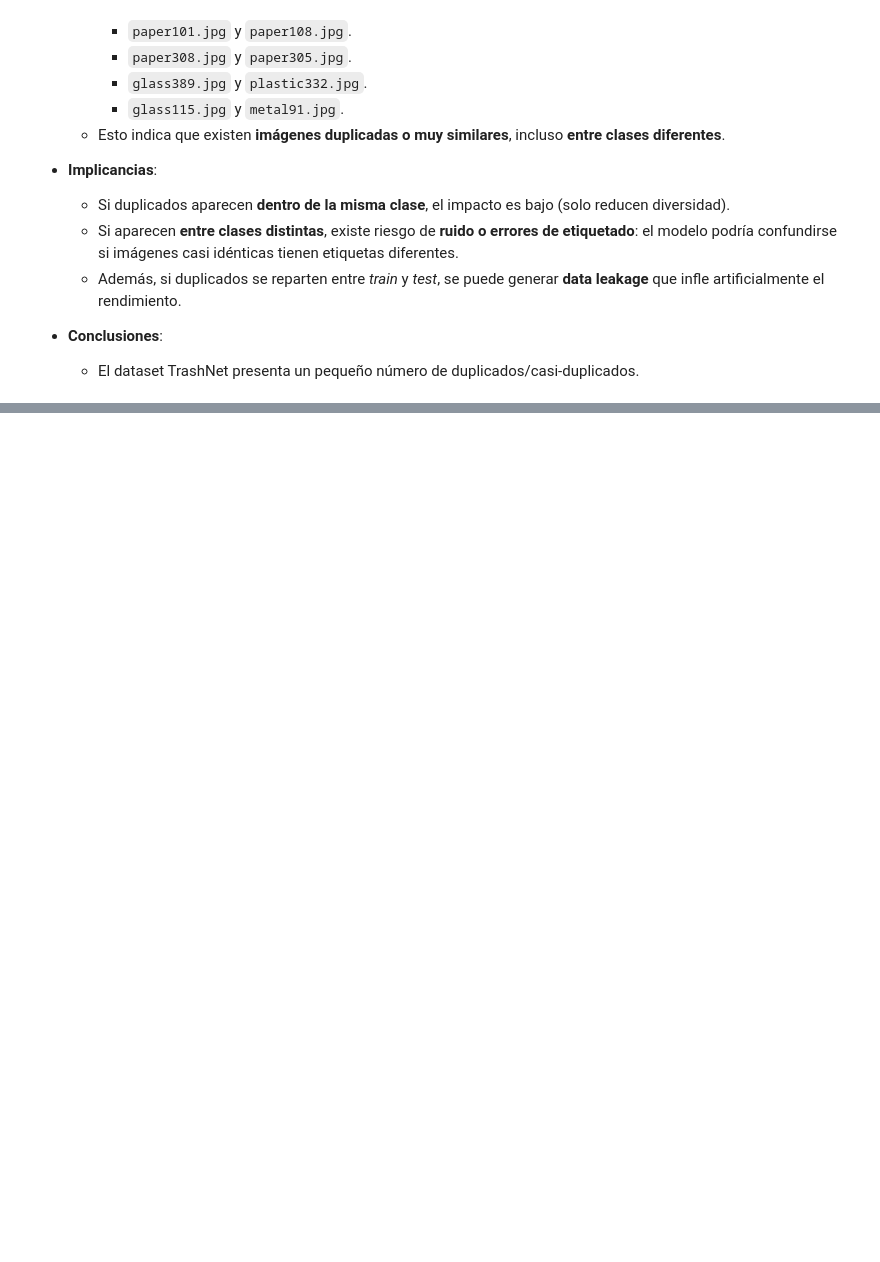
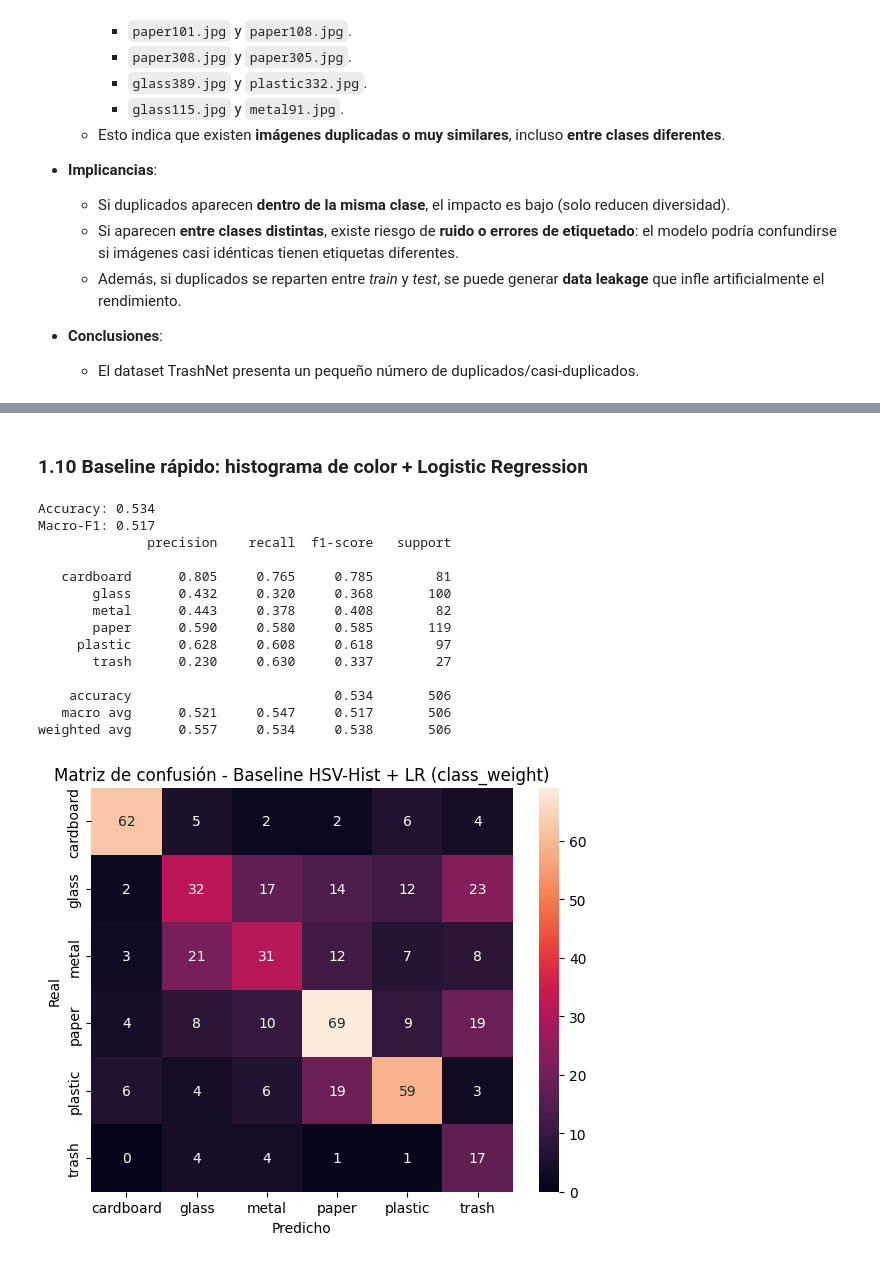
Before and after one commit to emiliano-ipa/CEIA-vpc2, a Jupyter notebook: vpc2-EDA-trashnet.ipynb, the cells around one changed output, grey strips where cells are left out. Cells and saved outputs as stored; diff of their text form; code cells hidden in the pictures; blank space fills up the shorter version.

Commit message:
EDA:resumen de hallazgos, baseline y augmentations

```diff
--- a/vpc2-EDA-trashnet.ipynb
+++ b/vpc2-EDA-trashnet.ipynb
@@ -361,0 +492,77 @@ Se aplicó el hashing perceptual (pHash) sobre **todas las imágenes del dataset
+# %% [markdown]
+### 1.10 Baseline rápido: histograma de color + Logistic Regression
+# %%
+# --- Histograma en HSV con opción de "ignorar fondo blanco" ---
+def color_hist_features(path, bins_h=16, bins_s=8, bins_v=8,
+                        ignore_white_bg=True, v_thresh=0.92, s_thresh=0.20):
+    img = load_image(path, to_rgb=True)
+    arr = np.array(img).astype(np.uint8)
+    hsv = cv2.cvtColor(arr, cv2.COLOR_RGB2HSV)
+
+    H, S, V = hsv[:,:,0], hsv[:,:,1], hsv[:,:,2]
+
+    if ignore_white_bg:
+        mask = ~((V >= int(v_thresh*255)) & (S <= int(s_thresh*255)))
+        H, S, V = H[mask], S[mask], V[mask]
+        # si la máscara borra demasiado, volvemos al total
+        if H.size < 100:
+            H, S, V = hsv[:,:,0].ravel(), hsv[:,:,1].ravel(), hsv[:,:,2].ravel()
+
+    h_hist, _ = np.histogram(H, bins=bins_h, range=(0,255), density=True)
+    s_hist, _ = np.histogram(S, bins=bins_s, range=(0,255), density=True)
+    v_hist, _ = np.histogram(V, bins=bins_v, range=(0,255), density=True)
+
+    return np.concatenate([h_hist, s_hist, v_hist], axis=0)  # 16+8+8 = 32 feats
+
+# --- Features ---
+X = np.vstack([color_hist_features(p) for p in df["path"]])
+y = df["class"].values
+
+# --- Split estratificado ---
+X_train, X_test, y_train, y_test = train_test_split(
+    X, y, test_size=0.20, random_state=SEED, stratify=y
+)
+
+# --- Pesos de clase (por desbalance) ---
+classes = np.unique(y_train)
+cls_weights = compute_class_weight(class_weight="balanced",
+                                   classes=classes, y=y_train)
+weight_dict = {c:w for c, w in zip(classes, cls_weights)}
+
+# --- Pipeline: estandarizar + LR multinomial con class_weight ---
+clf = make_pipeline(
+    StandardScaler(),  # features densos; centrado y varianza ayudan
+    LogisticRegression(max_iter=3000, multi_class="multinomial",
+                       class_weight=weight_dict, n_jobs=None, random_state=SEED)
+)
+clf.fit(X_train, y_train)
+
+# --- Evaluación ---
+y_pred = clf.predict(X_test)
+print("Accuracy:", (y_pred == y_test).mean().round(3))
+print("Macro-F1:", round(f1_score(y_test, y_pred, average="macro"), 3))
+print(classification_report(y_test, y_pred, digits=3))
+
+cm = confusion_matrix(y_test, y_pred, labels=summary["class"].tolist())
+plt.figure(figsize=(6,5))
+sns.heatmap(cm, annot=True, fmt="d",
+            xticklabels=summary["class"], yticklabels=summary["class"])
+plt.title("Matriz de confusión - Baseline HSV-Hist + LR (class_weight)")
+plt.xlabel("Predicho"); plt.ylabel("Real")
+plt.tight_layout(); plt.show()
+# %% [output]
+Accuracy: 0.534
+Macro-F1: 0.517
+              precision    recall  f1-score   support
+
+   cardboard      0.805     0.765     0.785        81
+       glass      0.432     0.320     0.368       100
+       metal      0.443     0.378     0.408        82
+       paper      0.590     0.580     0.585       119
+     plastic      0.628     0.608     0.618        97
+       trash      0.230     0.630     0.337        27
+
+    accuracy                          0.534       506
+   macro avg      0.521     0.547     0.517       506
+weighted avg      0.557     0.534     0.538       506
+[figure, added]
```
Also changed, not shown: parts of 14 cells of this notebook, 2 other files.
